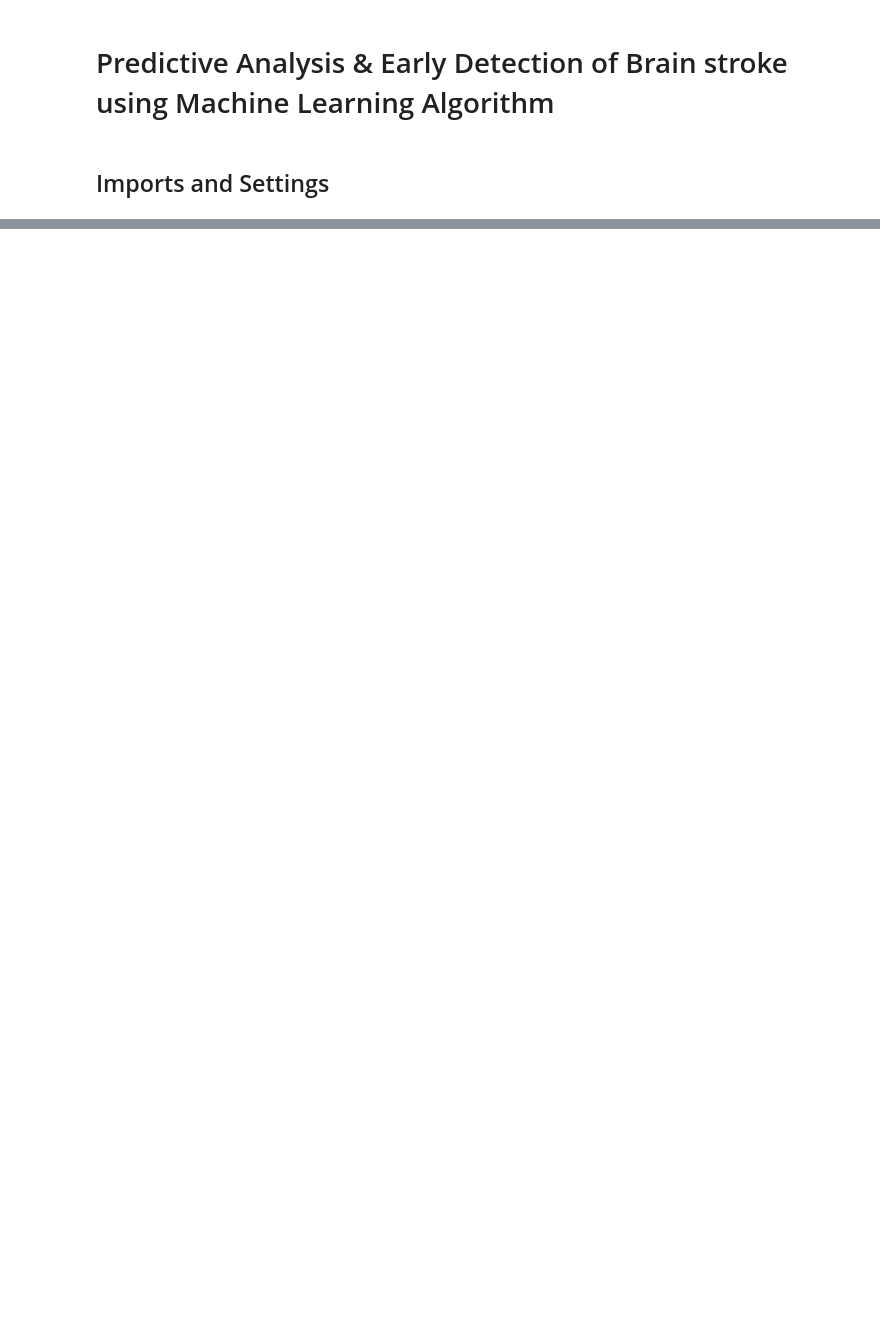
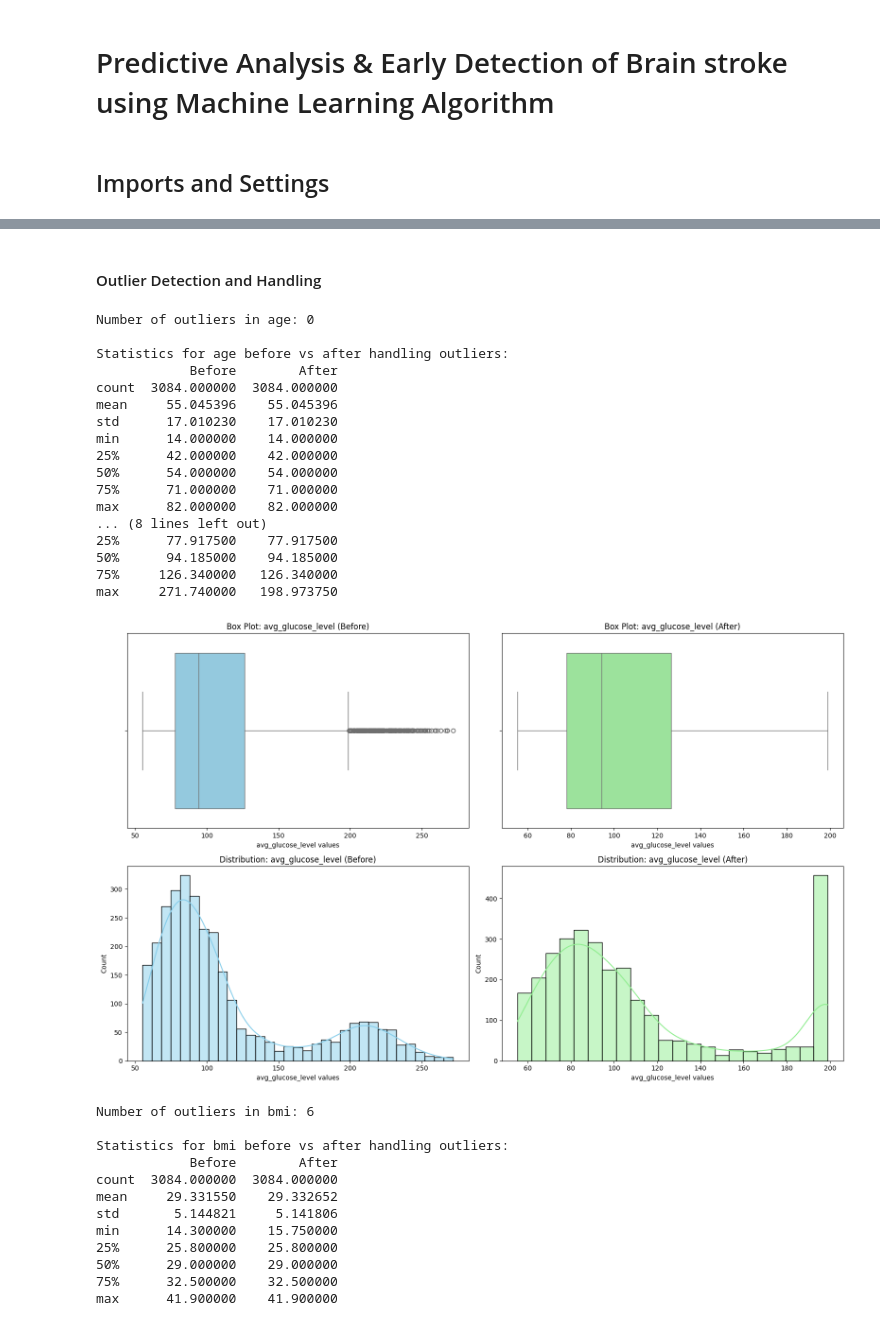
Before and after one commit to IFTE-13/Early-Stage-Brain-Stroke-Detection, a Jupyter notebook: main.ipynb, the cells around one changed output, grey strips where cells are left out. Drawn from its saved outputs; the diff is of its cells as text; code cells hidden in the pictures; blank space fills up the shorter version.

```diff
--- a/main.ipynb
+++ b/main.ipynb
@@ -140,5 +139,0 @@ Imbalance ratio: 1:15.7
-# %%
-# Fill missing values
-df.fillna({col: df[col].median() for col in numerical_cols}, inplace=True)
-for col in categorical_cols:
-    df.fillna({col: df[col].mode().iloc[0]}, inplace=True)
@@ -159,12 +139,0 @@ Encoded smoking_status: {'formerly smoked': np.int64(0), 'never smoked': np.int6
-# %%
-# Feature engineering
-df["bmi_log"] = np.log(df["bmi"] + 1)
-df["bmi_category"] = pd.cut(
-    df["bmi"], bins=[0, 18.5, 25, 30, 100], labels=[0, 1, 2, 3]
-).astype("int64")
-df["glucose_category"] = pd.cut(
-    df["avg_glucose_level"], bins=[0, 100, 125, 200, 500], labels=[0, 1, 2, 3]
-).astype("int64")
-df["age_group"] = pd.cut(
-    df["age"], bins=[0, 18, 40, 60, 100], labels=[0, 1, 2, 3]
-).astype("int64")
@@ -488,0 +276,2 @@ weighted avg       0.91      0.88      0.89       672
+# %% [markdown]
+#### Outlier Detection and Handling
@@ -488,0 +334,34 @@ weighted avg       0.91      0.88      0.89       672
+# %%
+for col in numerical_cols:
+    df = detect_and_handle_outliers(df, col)
+# %% [output]
+Number of outliers in age: 0
+
+Statistics for age before vs after handling outliers:
+            Before        After
+count  3084.000000  3084.000000
+mean     55.045396    55.045396
+std      17.010230    17.010230
+min      14.000000    14.000000
+25%      42.000000    42.000000
+50%      54.000000    54.000000
+75%      71.000000    71.000000
+max      82.000000    82.000000
+... (8 lines left out)
+25%      77.917500    77.917500
+50%      94.185000    94.185000
+75%     126.340000   126.340000
+max     271.740000   198.973750
+[figure, added]
+Number of outliers in bmi: 6
+
+Statistics for bmi before vs after handling outliers:
+            Before        After
+count  3084.000000  3084.000000
+mean     29.331550    29.332652
+std       5.144821     5.141806
+min      14.300000    15.750000
+25%      25.800000    25.800000
+50%      29.000000    29.000000
+75%      32.500000    32.500000
+max      41.900000    41.900000
```
Also changed, not shown: parts of 94 cells of this notebook, 12 other files.
